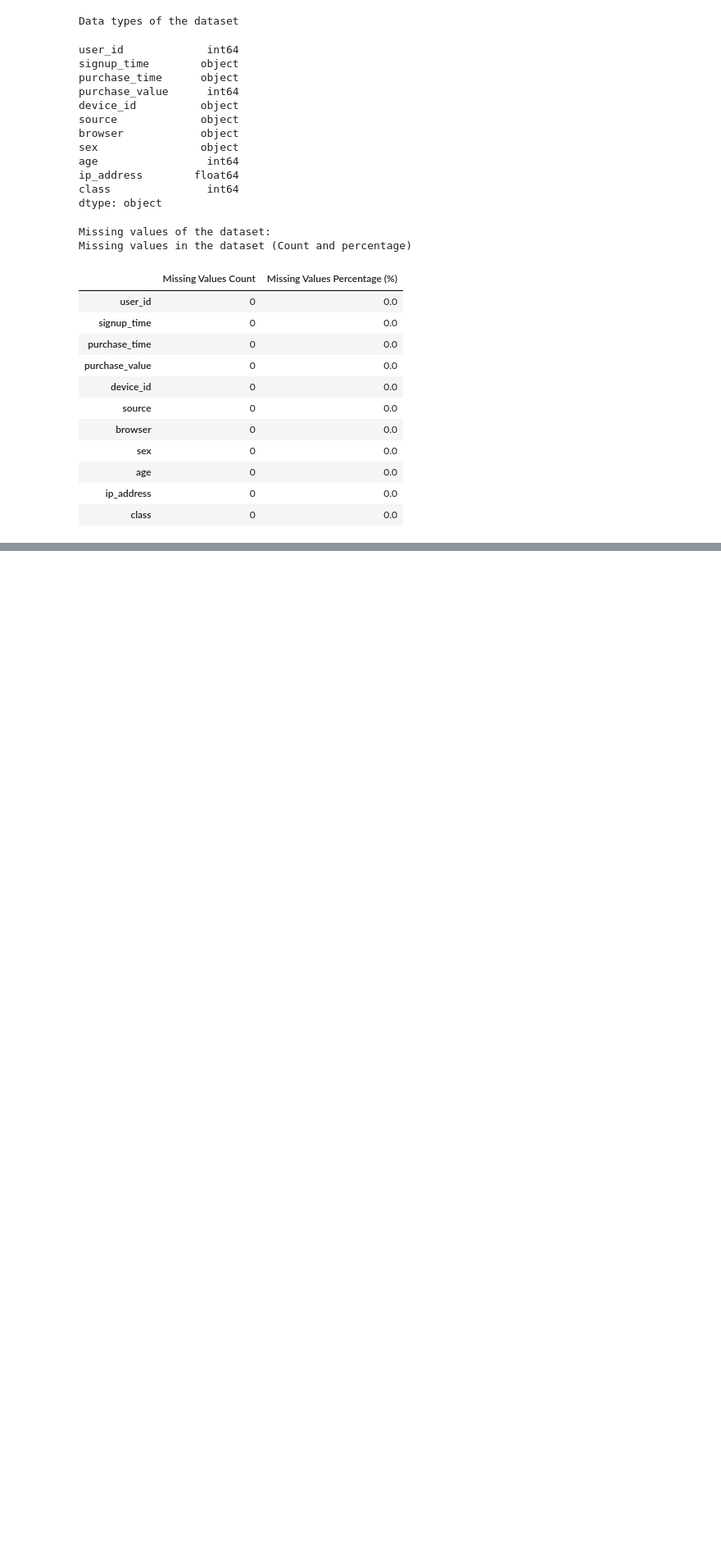
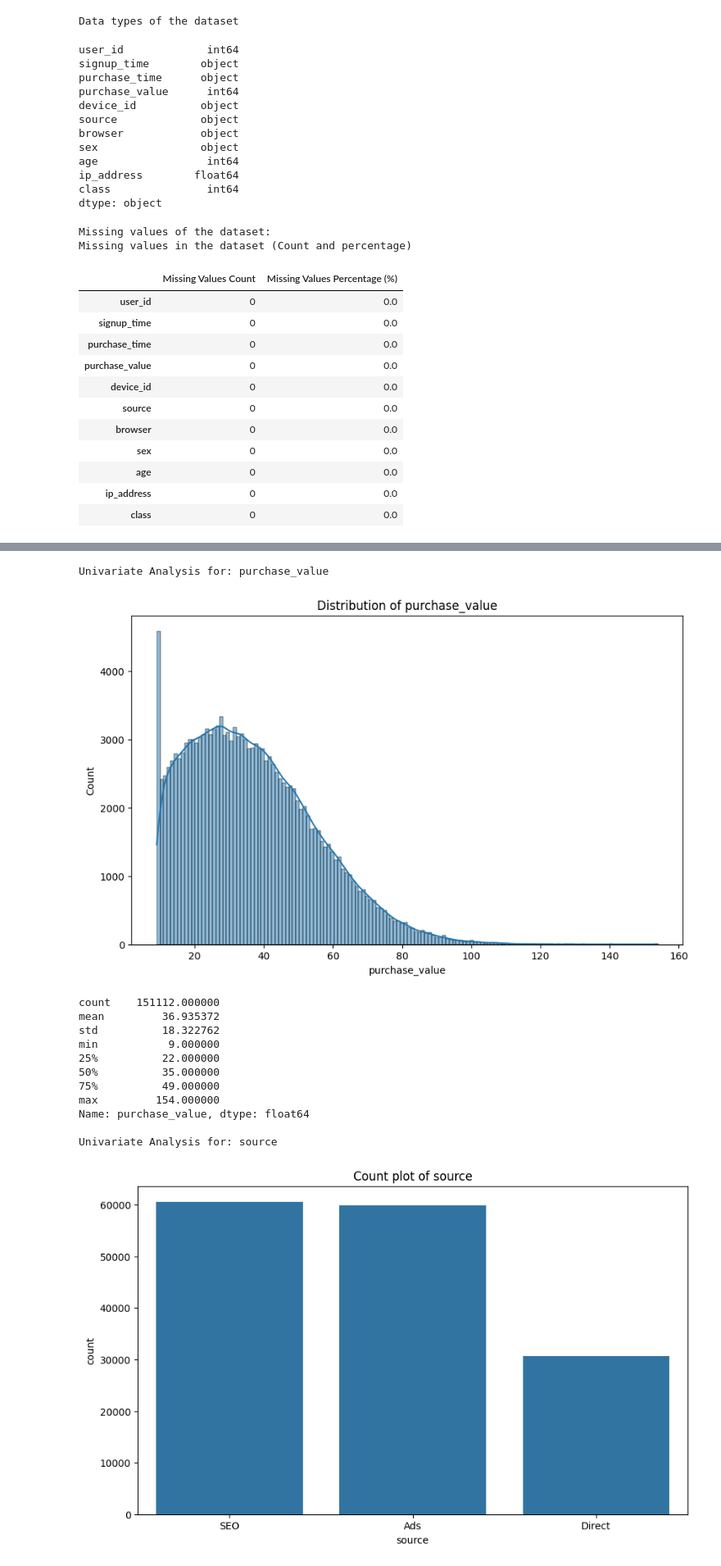
Before and after one commit to Endekalu777/Enhanced-Fraud-Detection-for-E-commerce-and-Banking-Transactions, a Jupyter notebook: notebooks/fraud_data+preprocessing.ipynb, the cells around one changed output, grey strips where cells are left out. Shown at 82% size. Drawn from its saved outputs; the diff is of its cells as text; code cells hidden in the pictures; blank space fills up the shorter version.

```diff
--- a/notebooks/fraud_data+preprocessing.ipynb
+++ b/notebooks/fraud_data+preprocessing.ipynb
@@ -60,0 +54,17 @@ overview.get_suitable_columns()
+# %%
+overview.univariate_analysis()
+# %% [output]
+Univariate Analysis for: purchase_value
+[figure, added]
+count    151112.000000
+mean         36.935372
+std          18.322762
+min           9.000000
+25%          22.000000
+50%          35.000000
+75%          49.000000
+max         154.000000
+Name: purchase_value, dtype: float64
+
+Univariate Analysis for: source
+[figure, added]
```
Also changed, not shown: parts of 2 cells of this notebook, 3 other files.
